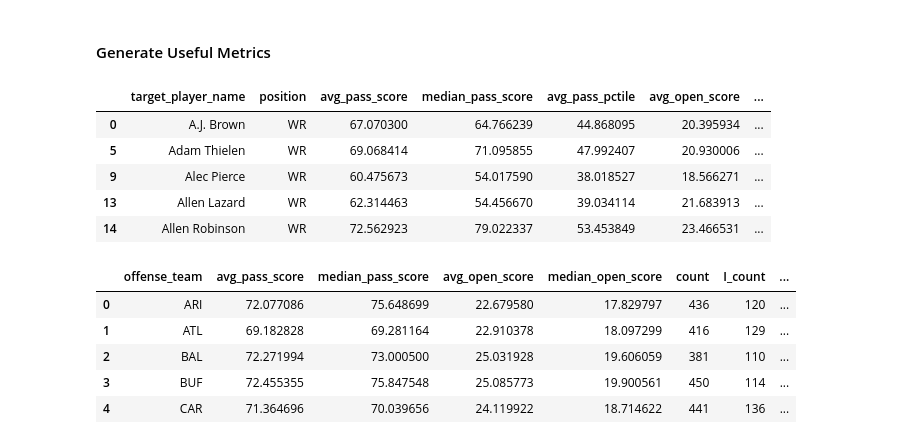
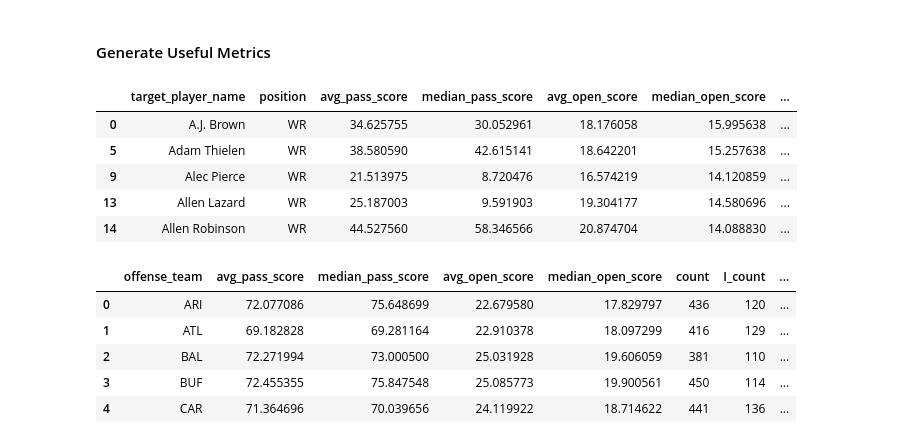
Before and after one commit to cwphung/databowl_2025, a Jupyter notebook: visualilzation.ipynb, the cells around one changed output. Cells and saved outputs as stored; diff of their text form; code cells hidden in the pictures.

Commit message:
Fixed Metrics

```diff
--- a/visualilzation.ipynb
+++ b/visualilzation.ipynb
@@ -354,10 +309,10 @@ Using these distributions, let's define:
 # %%
 processed_data_df["pass_pctile"] = (
-    processed_data_df["pass_score_scaled"]
+    processed_data_df["pass_score_raw"]
            .rank(pct=True) * 100
 )
 processed_data_df["open_pctile"] = (
-    processed_data_df["open_score_scaled"]
+    processed_data_df["open_score_raw"]
            .rank(pct=True) * 100
 )
 # %%
@@ -374,4 +329,4 @@ pass_test = torch.tensor(pass_test, dtype=torch.float32).unsqueeze(1)
 input_test = torch.hstack((open_test, pass_test))
 
 expected_success = model(input_test).detach().numpy().squeeze(1)
-processed_data_df['expected_success'] = expected_success*100
+processed_data_df['expected_C_pct'] = expected_success*100
@@ -394,7 +377,7 @@ def label_row(row):
 
 processed_data_df["play_category"] = processed_data_df.apply(label_row, axis=1)
 # %%
-processed_data_df["splash_play"] = (processed_data_df["pass_result"] == "C") & (processed_data_df["expected_success"] < 50)
+processed_data_df["splash_play"] = (processed_data_df["pass_result"] == "C") & (processed_data_df["expected_C_pct"] < 50)
 # %%
 processed_data_df
 # %% [output]
@@ -418,42 +401,51 @@ processed_data_df.to_csv('processed_data.csv', index=False)
 # %%
 player_metrics_df = processed_data_df.groupby(['target_player_name'], as_index=False).agg(
     position=('target_player_position', 'first'),
-    avg_pass_score=('pass_score_scaled', 'mean'),
-    median_pass_score=('pass_score_scaled', 'median'),
-    avg_pass_pctile=('pass_pctile', 'mean'),
-    avg_open_score=('open_score_scaled', 'mean'),
-    median_open_score=('open_score_scaled', 'median'),
-    avg_open_pctile=('open_pctile', 'mean'),
-    expected_success=('expected_success', 'median'),
-    count=('open_score_scaled', 'count'),
+    avg_pass_score=('pass_score_raw', 'mean'),
+    median_pass_score=('pass_score_raw', 'median'),
+    avg_open_score=('open_score_raw', 'mean'),
+    median_open_score=('open_score_raw', 'median'),
+    avg_expected_C_pct=('expected_C_pct', 'mean'),
+    count=('open_score_raw', 'count'),
     splash_plays=('splash_play', lambda x: (x == True).sum()),
     I_count=('pass_result', lambda x: (x == 'I').sum()),
     C_count=('pass_result', lambda x: (x == 'C').sum()),
     open_count=('open_receiver', lambda x: (x == True).sum()),
     blanket_count=('blanketed_receiver', lambda x: (x == True).sum()),
     gp_count=('exceptional_pass', lambda x: (x == True).sum()),
     bp_count=('bad_pass', lambda x: (x == True).sum())
 )
-player_metrics_df['I_pct'] = player_metrics_df['I_count'] / player_metrics_df['count']
-player_metrics_df['C_pct'] = player_metrics_df['C_count'] / player_metrics_df['count']
+player_metrics_df['I_pct'] = player_metrics_df['I_count'] / player_metrics_df['count'] * 100.0
+player_metrics_df['C_pct'] = player_metrics_df['C_count'] / player_metrics_df['count'] * 100.0
 
 MIN_TOTAL_PLAYS = 40
 player_totals = player_metrics_df.groupby("target_player_name")["count"].sum()
 eligible_players = player_totals[player_totals >= MIN_TOTAL_PLAYS].index
 
 filtered_player_metrics_df = player_metrics_df[
     (player_metrics_df["target_player_name"].isin(eligible_players))
 ].copy()
 
+filtered_player_metrics_df["pass_pctile"] = (
+    filtered_player_metrics_df["avg_pass_score"]
+           .rank(pct=True) * 100
+)
+filtered_player_metrics_df["open_pctile"] = (
+    filtered_player_metrics_df["avg_open_score"]
+           .rank(pct=True) * 100
+)
+
+filtered_player_metrics_df["CPA"] = filtered_player_metrics_df["C_pct"] - filtered_player_metrics_df["avg_expected_C_pct"]
+
 filtered_player_metrics_df.to_csv('player_metrics.csv', index=False)
 filtered_player_metrics_df.head()
 # %% [output]
-|  | target_player_name | position | avg_pass_score | median_pass_score | avg_pass_pctile | avg_open_score | ... |
-| 0 | A.J. Brown | WR | 67.070300 | 64.766239 | 44.868095 | 20.395934 | ... |
-| 5 | Adam Thielen | WR | 69.068414 | 71.095855 | 47.992407 | 20.930006 | ... |
-| 9 | Alec Pierce | WR | 60.475673 | 54.017590 | 38.018527 | 18.566271 | ... |
-| 13 | Allen Lazard | WR | 62.314463 | 54.456670 | 39.034114 | 21.683913 | ... |
-| 14 | Allen Robinson | WR | 72.562923 | 79.022337 | 53.453849 | 23.466531 | ... |
+|  | target_player_name | position | avg_pass_score | median_pass_score | avg_open_score | median_open_score | ... |
+| 0 | A.J. Brown | WR | 34.625755 | 30.052961 | 18.176058 | 15.995638 | ... |
+| 5 | Adam Thielen | WR | 38.580590 | 42.615141 | 18.642201 | 15.257638 | ... |
+| 9 | Alec Pierce | WR | 21.513975 | 8.720476 | 16.574219 | 14.120859 | ... |
+| 13 | Allen Lazard | WR | 25.187003 | 9.591903 | 19.304177 | 14.580696 | ... |
+| 14 | Allen Robinson | WR | 44.527560 | 58.346566 | 20.874704 | 14.088830 | ... |
 # %%
 team_off_metrics = processed_data_df.groupby('offense_team', as_index=False).agg(
     avg_pass_score=('pass_score_scaled', 'mean'),
```
Also changed, not shown: parts of 8 cells of this notebook, 5 other files.
